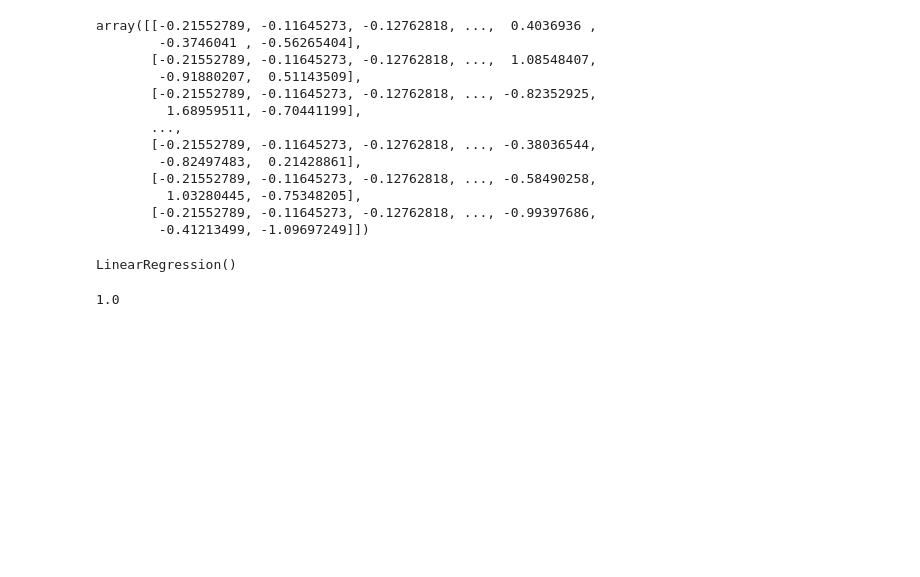
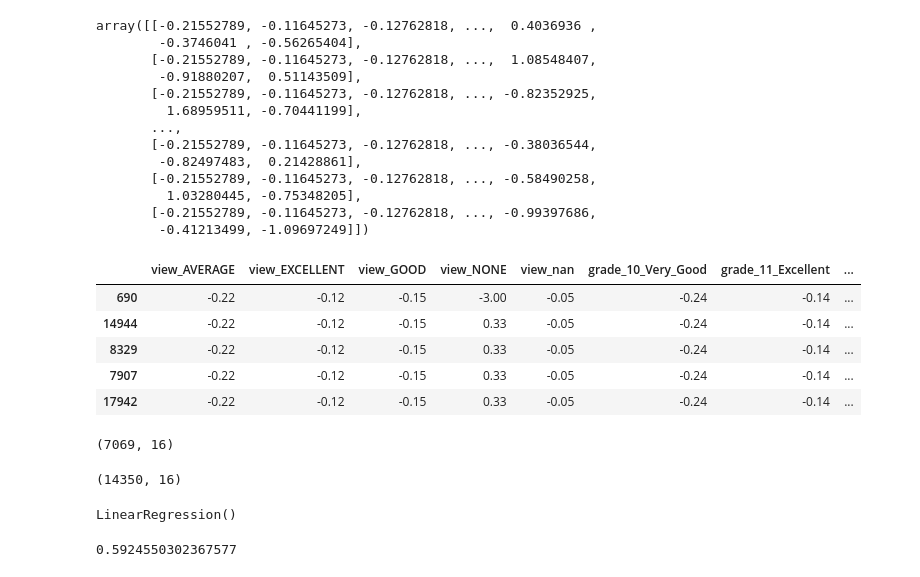
Before and after one commit to xiaohua-su/King_County_Real_Estate_Analysis, a Jupyter notebook: scratchwork_that_runs_properly.ipynb, the cells around one changed output. Drawn from its saved outputs; the diff is of its cells as text; code cells hidden in the pictures; blank space fills up the shorter version.

Commit message:
testing our test data on the model

```diff
--- a/workspace_xiaohua/Untitled1.ipynb
+++ b/scratchwork_that_runs_properly.ipynb
@@ -1112,3 +1067,12 @@ array([[-0.21552789, -0.11645273, -0.12762818, ...,  0.4036936 ,
          1.03280445, -0.75348205],
        [-0.21552789, -0.11645273, -0.12762818, ..., -0.99397686,
         -0.41213499, -1.09697249]])
+# %%
+scaled_test_df.head()
+# %% [output]
+|  | view_AVERAGE | view_EXCELLENT | view_GOOD | view_NONE | view_nan | grade_10_Very_Good | grade_11_Excellent | ... |
+| 690 | -0.22 | -0.12 | -0.15 | -3.00 | -0.05 | -0.24 | -0.14 | ... |
+| 14944 | -0.22 | -0.12 | -0.15 | 0.33 | -0.05 | -0.24 | -0.14 | ... |
+| 8329 | -0.22 | -0.12 | -0.15 | 0.33 | -0.05 | -0.24 | -0.14 | ... |
+| 7907 | -0.22 | -0.12 | -0.15 | 0.33 | -0.05 | -0.24 | -0.14 | ... |
+| 17942 | -0.22 | -0.12 | -0.15 | 0.33 | -0.05 | -0.24 | -0.14 | ... |
@@ -1115,3 +1081,11 @@ array([[-0.21552789, -0.11645273, -0.12762818, ...,  0.4036936 ,
+# %%
+test_model.shape
+# %% [output]
+(7069, 16)
+# %%
+no_zip_yr_built_bathrooms_bedrooms.shape
+# %% [output]
+(14350, 16)
 # %%
 # Set up and fit your model
 model = LinearRegression()
@@ -1120,7 +1094,7 @@ model.fit(X_train_scaled, y_train)
 # %% [output]
 LinearRegression()
 # %%
-model.score(X_train_scaled, y_train)
+model.score(no_zip_yr_built_bathrooms_bedrooms, y_train)
 # %% [output]
-1.0
+0.5924550302367577
 # %%
```
Also changed, not shown: parts of 32 cells of this notebook.
